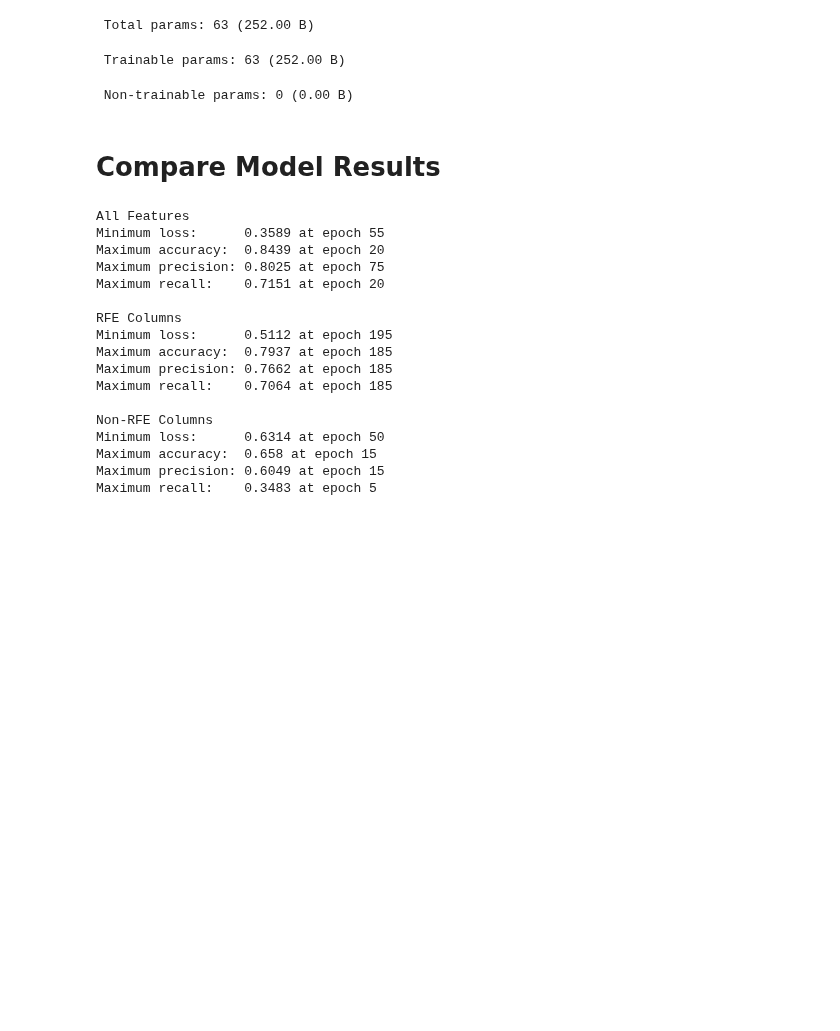
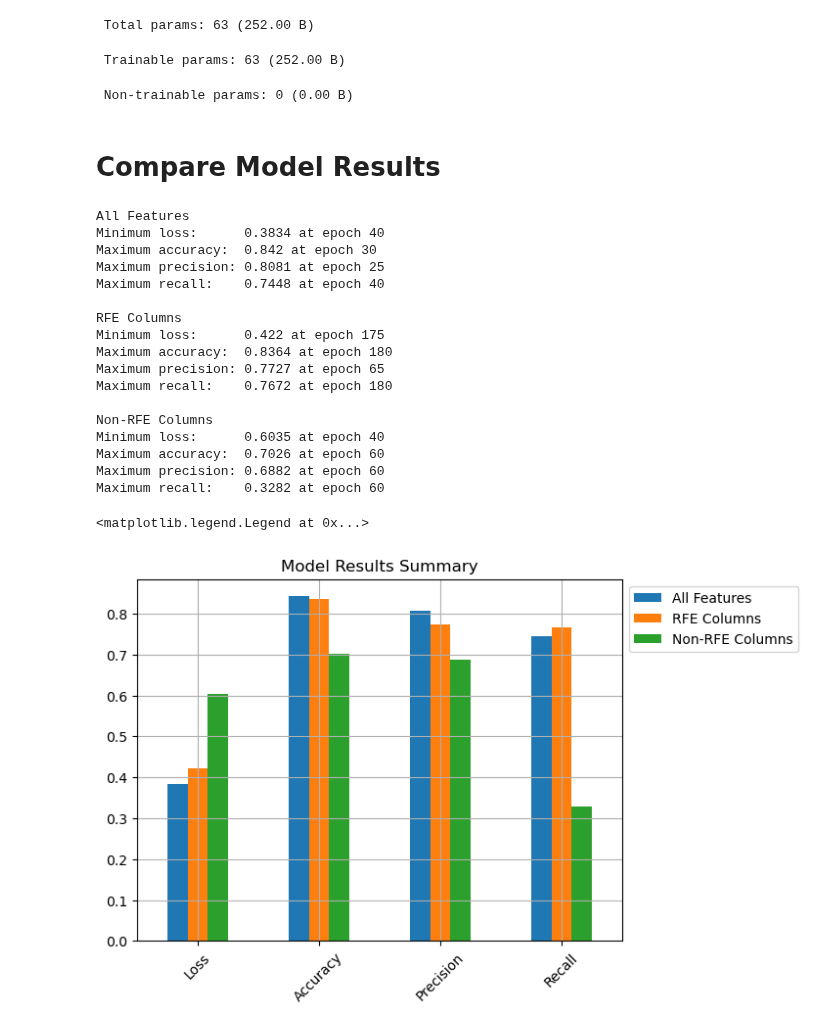
Before and after one commit to rutgers-bootcamp-team-5/project-4, a Jupyter notebook: dev/matt_model.ipynb, the cells around one changed output. Drawn from its saved outputs; the diff is of its cells as text; code cells hidden in the pictures; blank space fills up the shorter version.

Commit message:
model results summary graph

```diff
--- a/dev/matt_model.ipynb
+++ b/dev/matt_model.ipynb
@@ -63,7 +63,7 @@ nn.compile(loss='binary_crossentropy', optimizer='adam', metrics=['accuracy', 'p
 results = []
 epochs_trained = 0
 
-for i in range(20):
+for i in range(30):
     # Train the model
     trained_model = nn.fit(
         X_train_scaled,
@@ -139,7 +139,7 @@ nn.compile(loss='binary_crossentropy', optimizer='adam', metrics=['accuracy', 'p
 results = []
 epochs_trained = 0
 
-for i in range(50):
+for i in range(60):
     # Train the model
     trained_model = nn.fit(
         X_train_scaled,
@@ -215,7 +215,7 @@ nn.compile(loss='binary_crossentropy', optimizer='adam', metrics=['accuracy', 'p
 results = []
 epochs_trained = 0
 
-for i in range(40):
+for i in range(20):
     # Train the model
     trained_model = nn.fit(
         X_train_scaled,
@@ -248,26 +248,42 @@ def print_model_results(model_results):
     print('Maximum accuracy:  {} at epoch {}'.format(round(model_results['Accuracy'].max(), 4), model_results['Accuracy'].idxmax()))
     print('Maximum precision: {} at epoch {}'.format(round(model_results['Precision'].max(), 4), model_results['Precision'].idxmax()))
     print('Maximum recall:    {} at epoch {}'.format(round(model_results['Recall'].max(), 4), model_results['Recall'].idxmax()))
-# %%
-for name, results in model_results.items():
-    print(name)
-    print_model_results(results)
-    print()
-# %% [output]
-All Features
-Minimum loss:      0.3589 at epoch 55
-Maximum accuracy:  0.8439 at epoch 20
-Maximum precision: 0.8025 at epoch 75
-Maximum recall:    0.7151 at epoch 20
-
-RFE Columns
-Minimum loss:      0.5112 at epoch 195
-Maximum accuracy:  0.7937 at epoch 185
-Maximum precision: 0.7662 at epoch 185
-Maximum recall:    0.7064 at epoch 185
-
-Non-RFE Columns
-Minimum loss:      0.6314 at epoch 50
-Maximum accuracy:  0.658 at epoch 15
-Maximum precision: 0.6049 at epoch 15
-Maximum recall:    0.3483 at epoch 5
+# %%
+results_summary = []
+
+for name, results in model_results.items():
+    print(name)
+    print_model_results(results)
+    print()
+
+    results_summary.append({
+        'Model' : name,
+        'Loss' : results['Loss'].min(),
+        'Accuracy' : results['Accuracy'].max(),
+        'Precision' : results['Precision'].max(),
+        'Recall' : results['Recall'].max()
+    })
+
+summary_df = pd.DataFrame(results_summary)
+summary_df.set_index('Model', inplace=True)
+summary_df.transpose().plot(kind='bar', title='Model Results Summary', rot=45, grid=True).legend(bbox_to_anchor=(1, 1))
+# %% [output]
+All Features
+Minimum loss:      0.3834 at epoch 40
+Maximum accuracy:  0.842 at epoch 30
+Maximum precision: 0.8081 at epoch 25
+Maximum recall:    0.7448 at epoch 40
+
+RFE Columns
+Minimum loss:      0.422 at epoch 175
+Maximum accuracy:  0.8364 at epoch 180
+Maximum precision: 0.7727 at epoch 65
+Maximum recall:    0.7672 at epoch 180
+
+Non-RFE Columns
+Minimum loss:      0.6035 at epoch 40
+Maximum accuracy:  0.7026 at epoch 60
+Maximum precision: 0.6882 at epoch 60
+Maximum recall:    0.3282 at epoch 60
+<matplotlib.legend.Legend at 0x...>
+[figure, added]
```
